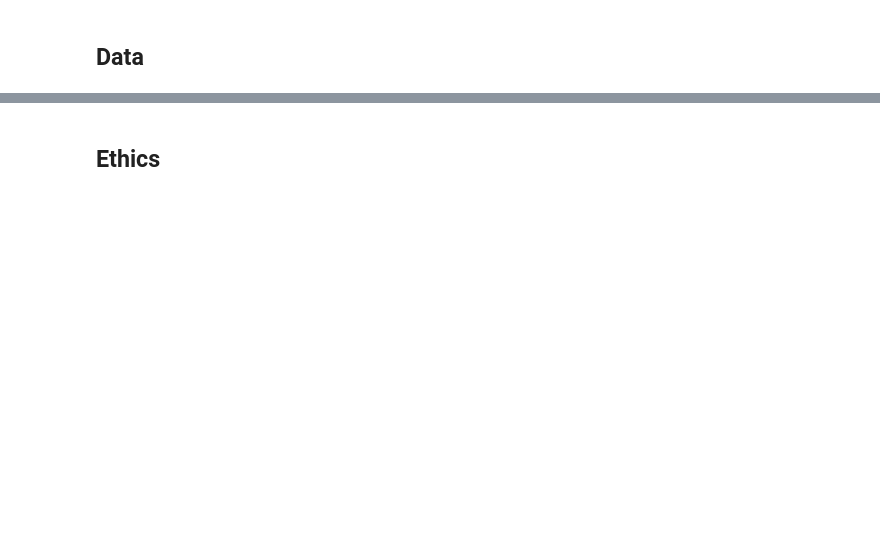
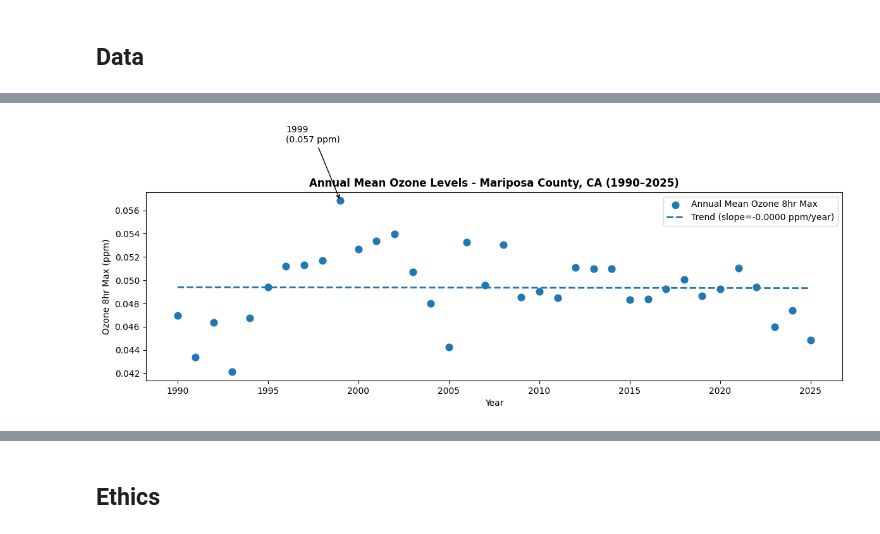
Before and after one commit to COGS108/Group046_WI26, a Jupyter notebook: 03-FinalProject.ipynb, the cells around one changed output, grey strips where cells are left out. Drawn from its saved outputs; the diff is of its cells as text; code cells hidden in the pictures; blank space fills up the shorter version.

```diff
--- a/03-FinalProject.ipynb
+++ b/03-FinalProject.ipynb
@@ -126,0 +125,18 @@ Some more words and stuff.  Remember notebooks work best if you interleave the c
+# %%
+# Setup code -- Run only once after cloning!!!
+# Downloads raw AQI CSV from GitHub repository
+
+%pip install requests
+
+import requests
+import os
+
+url = "https://raw.githubusercontent.com/COGS108/Group046_WI26/master/data/00-raw/aqi_data_1990_2025.csv"
+
+os.makedirs("data/00-raw", exist_ok=True)
+response = requests.get(url)
+
+with open("data/00-raw/aqi_data_1990_2025.csv", "wb") as f:
+    f.write(response.content)
+
+print("Raw AQI data downloaded successfully.")
@@ -126,0 +635,77 @@ Some more words and stuff.  Remember notebooks work best if you interleave the c
+# %%
+import pandas as pd
+import matplotlib.pyplot as plt
+import numpy as np
+import matplotlib.ticker as ticker
+
+# load processed data
+aqi = pd.read_csv('data/02-processed/mariposa_aqi.csv')
+
+# ensure year is integer
+aqi['Year'] = pd.to_numeric(aqi['Year'], errors='coerce')
+aqi = aqi.dropna(subset=['Year'])
+aqi['Year'] = aqi['Year'].astype(int)
+
+# aggregate monthly data to annual means for trend visualization
+ozone = (
+    aqi[['Year', 'Ozone 8hr Max']].dropna()
+    .groupby('Year')['Ozone 8hr Max']
+    .mean()
+    .reset_index()
+)
+
+# fit linear trend line
+z = np.polyfit(ozone['Year'], ozone['Ozone 8hr Max'], 1)
+p = np.poly1d(z)
+
+# create figure
+fig, ax = plt.subplots(figsize=(12, 5))
+
+# scatter plot
+ax.scatter(
+    ozone['Year'],
+    ozone['Ozone 8hr Max'],
+    s=60,
+    zorder=3,
+    label='Annual Mean Ozone 8hr Max'
+)
+
+# trend line
+x_range = np.linspace(ozone['Year'].min(), ozone['Year'].max(), 200)
+ax.plot(
+    x_range,
+    p(x_range),
+    linestyle='--',
+    linewidth=2,
+    label=f'Trend (slope={z[0]:.4f} ppm/year)'
+)
+
+# annotate worst year
+worst = ozone.loc[ozone['Ozone 8hr Max'].idxmax()]
+ax.annotate(
+    f"{int(worst['Year'])}\n({worst['Ozone 8hr Max']:.3f} ppm)",
+    xy=(worst['Year'], worst['Ozone 8hr Max']),
+    xytext=(worst['Year'] - 3, worst['Ozone 8hr Max'] + 0.005),
+    arrowprops=dict(arrowstyle='->')
+)
+
+# labels and formatting
+ax.set_xlabel('Year')
+ax.set_ylabel('Ozone 8hr Max (ppm)')
+ax.set_title('Annual Mean Ozone Levels - Mariposa County, CA (1990–2025)',
+             fontweight='bold')
+ax.xaxis.set_major_locator(ticker.MultipleLocator(5))
+ax.legend()
+
+plt.tight_layout()
+plt.savefig('data/02-processed/ozone_trend.png', dpi=150, bbox_inches='tight')
+plt.show()
+
+# print summary
+best = ozone.loc[ozone['Ozone 8hr Max'].idxmin()]
+
+print(f"Overall trend: {z[0]:+.4f} ppm per year")
+print(f"Worst year:  {int(worst['Year'])} ({worst['Ozone 8hr Max']:.3f} ppm)")
+print(f"Best year:   {int(best['Year'])} ({best['Ozone 8hr Max']:.3f} ppm)")
+# %% [output]
+[figure, added]
```
Also changed, not shown: parts of 51 cells of this notebook.
